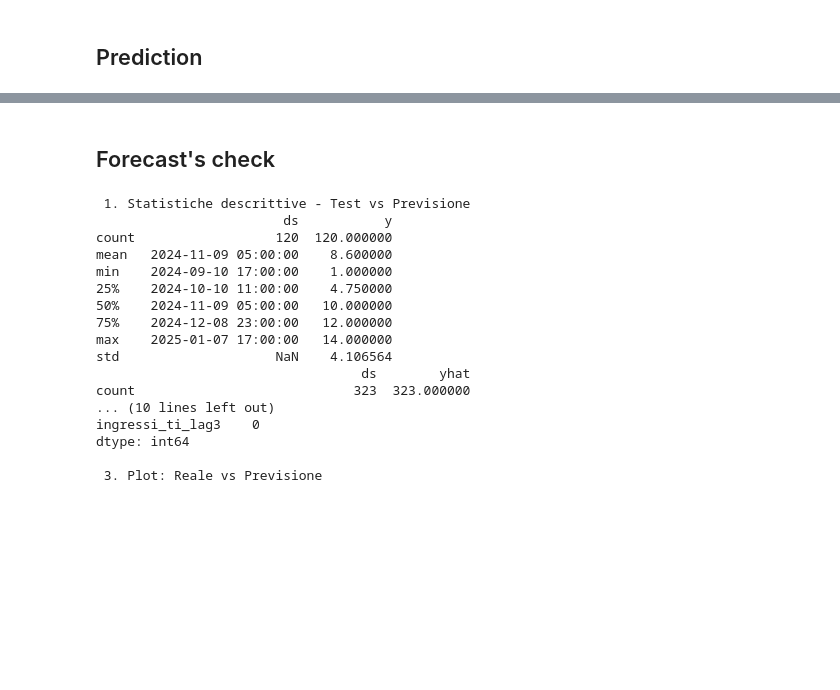
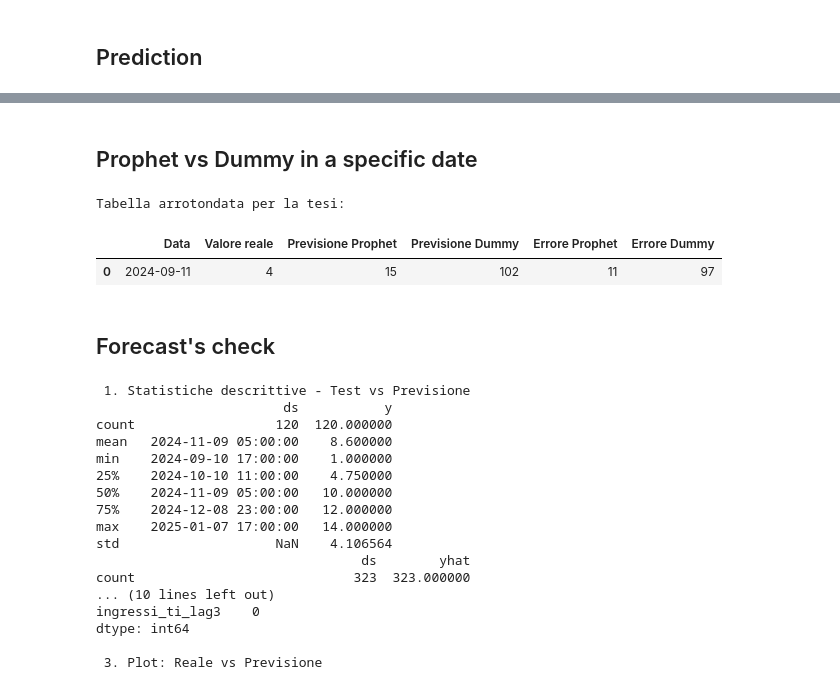
Before and after one commit to mathieuteti2002/COVID-19-ICU-Occupancy-Prediction-with-AI, a Jupyter notebook: covid_ia_prediction.ipynb, the cells around one changed output, grey strips where cells are left out. Saved outputs shown, nothing was run; the diff lists cells and outputs as text; code cells hidden in the pictures; blank space fills up the shorter version.

```diff
--- a/covid_ia_prediction.ipynb
+++ b/covid_ia_prediction.ipynb
@@ -284,3 +350,29 @@ Nessun superamento del 85%
+# %% [markdown]
+## Prophet vs Dummy in a specific date
+# %%
+data_scelta = y_test.index[0] #uso la 1 data del traingn set
+
+# Estrai i valori
+y_reale = y_test.loc[data_scelta]
+y_prophet = forecast.set_index("ds").loc[data_scelta, "yhat"]
+y_dummy = y_train.mean()
+
+# Tabella con valori arrotondati, lo faccio perche è utile per la tesi
+df_arrotondato = pd.DataFrame({
+    "Data": [data_scelta.strftime("%Y-%m-%d")],
+    "Valore reale": [round(y_reale)],
+    "Previsione Prophet": [round(y_prophet)],
+    "Previsione Dummy": [round(y_dummy)],
+    "Errore Prophet": [round(abs(y_reale - y_prophet))],
+    "Errore Dummy": [round(abs(y_reale - y_dummy))]
+})
+
+print("\nTabella arrotondata per la tesi:")
+display(df_arrotondato)
+# %% [output]
+Tabella arrotondata per la tesi:
+|  | Data | Valore reale | Previsione Prophet | Previsione Dummy | Errore Prophet | Errore Dummy |
+| 0 | 2024-09-11 | 4 | 15 | 102 | 11 | 97 |
 # %% [markdown]
 ## Forecast's check
 # %%
```
Also changed, not shown: parts of 12 cells of this notebook, 5 other files.
